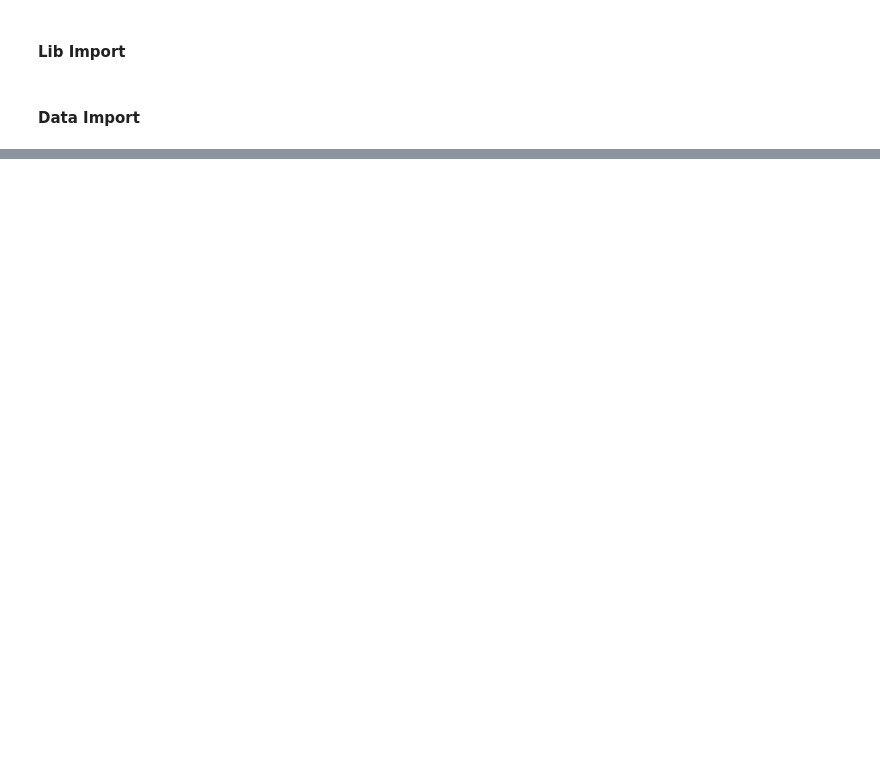
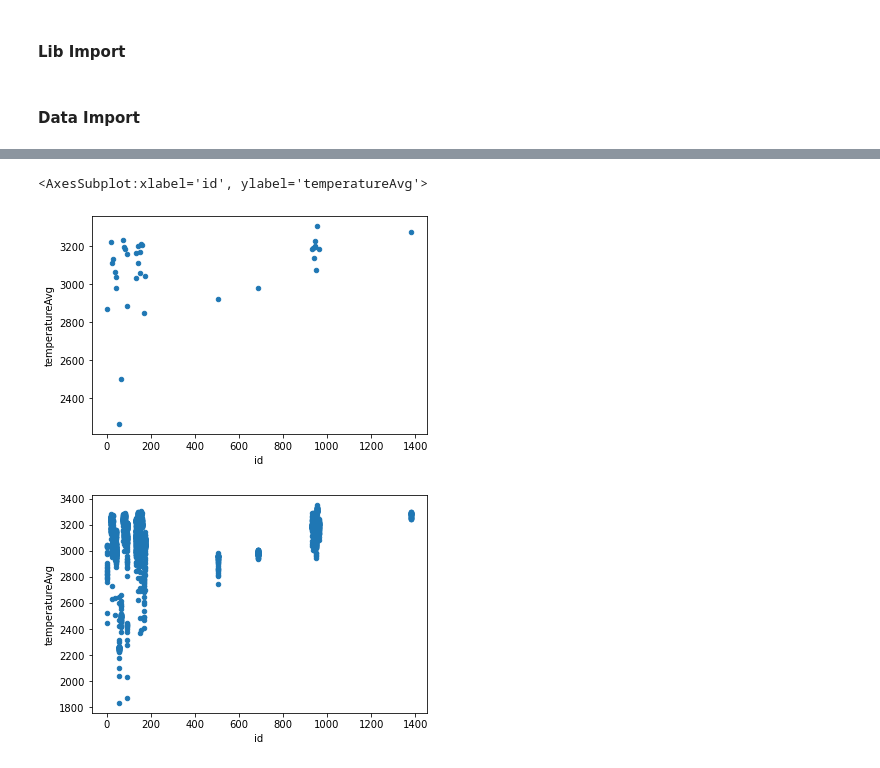
Before and after one commit to enotbeta/thermal-diplom, a Jupyter notebook: Main script.ipynb, the cells around one changed output, grey strips where cells are left out. Cells and saved outputs as stored; diff of their text form; code cells hidden in the pictures; blank space fills up the shorter version.

```diff
--- a/Main script.ipynb
+++ b/Main script.ipynb
@@ -21,0 +53,9 @@ model.df_all[['id','temperatureAvg']].plot(x = 'id', y = 'temperatureAvg', kind
+# %%
+model3 = f.Model(data3, number_of_rows = 45)
+model3.filter(sigma = 1)
+model3.df_stat[['id','temperatureAvg']].plot(x = 'id', y = 'temperatureAvg', kind = 'scatter')
+model3.df_all[['id','temperatureAvg']].plot(x = 'id', y = 'temperatureAvg', kind = 'scatter')
+# %% [output]
+<AxesSubplot:xlabel='id', ylabel='temperatureAvg'>
+[figure, added]
+[figure, added]
```
Also changed, not shown: parts of 7 cells of this notebook, 9 other files.
